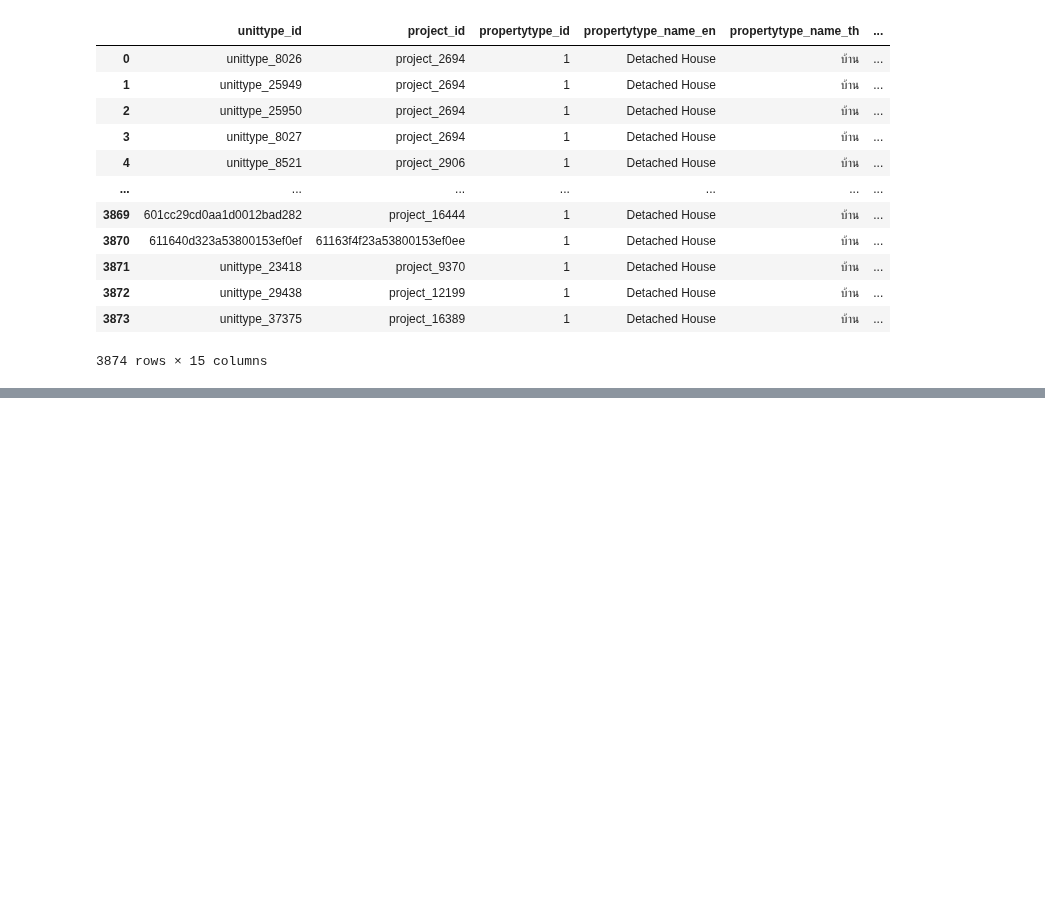
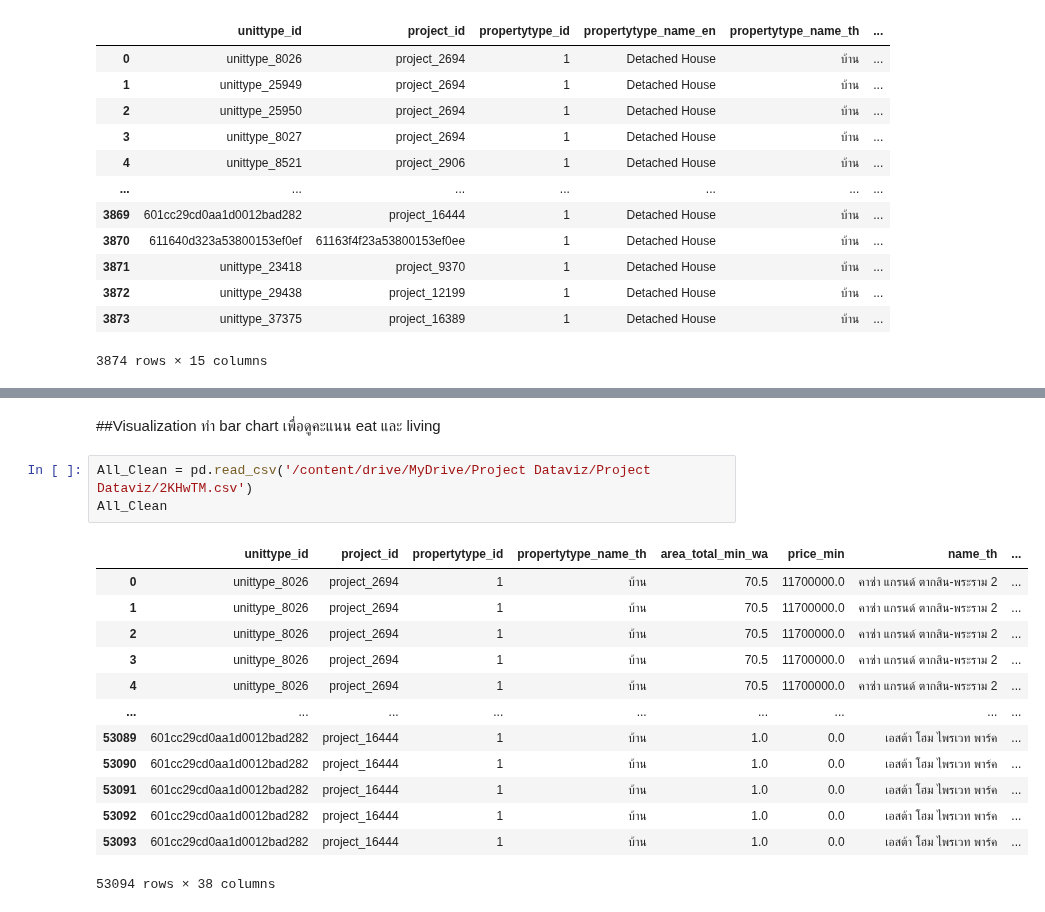
Before and after one commit to bunnybbear/BasicProg_DataViz65, a Jupyter notebook: Project.ipynb, the cells around one changed output, grey strips where cells are left out. Cells and saved outputs as stored; diff of their text form; blank space fills up the shorter version.

```diff
--- a/Project.ipynb
+++ b/Project.ipynb
@@ -382,0 +442,20 @@ dtype: bool
+# %% [markdown]
+##Visualization
+ทำ bar chart เพื่อดูคะแนน eat และ living
+# %%
+All_Clean = pd.read_csv('/content/drive/MyDrive/Project Dataviz/Project Dataviz/2KHwTM.csv')
+All_Clean
+# %% [output]
+|  | unittype_id | project_id | propertytype_id | propertytype_name_th | area_total_min_wa | price_min | name_th | ... |
+| 0 | unittype_8026 | project_2694 | 1 | บ้าน | 70.5 | 11700000.0 | คาซ่า แกรนด์ ตากสิน-พระราม 2 | ... |
+| 1 | unittype_8026 | project_2694 | 1 | บ้าน | 70.5 | 11700000.0 | คาซ่า แกรนด์ ตากสิน-พระราม 2 | ... |
+| 2 | unittype_8026 | project_2694 | 1 | บ้าน | 70.5 | 11700000.0 | คาซ่า แกรนด์ ตากสิน-พระราม 2 | ... |
+| 3 | unittype_8026 | project_2694 | 1 | บ้าน | 70.5 | 11700000.0 | คาซ่า แกรนด์ ตากสิน-พระราม 2 | ... |
+| 4 | unittype_8026 | project_2694 | 1 | บ้าน | 70.5 | 11700000.0 | คาซ่า แกรนด์ ตากสิน-พระราม 2 | ... |
+| ... | ... | ... | ... | ... | ... | ... | ... | ... |
+| 53089 | 601cc29cd0aa1d0012bad282 | project_16444 | 1 | บ้าน | 1.0 | 0.0 | เอสต้า โฮม ไพรเวท พาร์ค | ... |
+| 53090 | 601cc29cd0aa1d0012bad282 | project_16444 | 1 | บ้าน | 1.0 | 0.0 | เอสต้า โฮม ไพรเวท พาร์ค | ... |
+| 53091 | 601cc29cd0aa1d0012bad282 | project_16444 | 1 | บ้าน | 1.0 | 0.0 | เอสต้า โฮม ไพรเวท พาร์ค | ... |
+| 53092 | 601cc29cd0aa1d0012bad282 | project_16444 | 1 | บ้าน | 1.0 | 0.0 | เอสต้า โฮม ไพรเวท พาร์ค | ... |
+| 53093 | 601cc29cd0aa1d0012bad282 | project_16444 | 1 | บ้าน | 1.0 | 0.0 | เอสต้า โฮม ไพรเวท พาร์ค | ... |
+53094 rows × 38 columns
```
Also changed, not shown: parts of 25 cells of this notebook.
